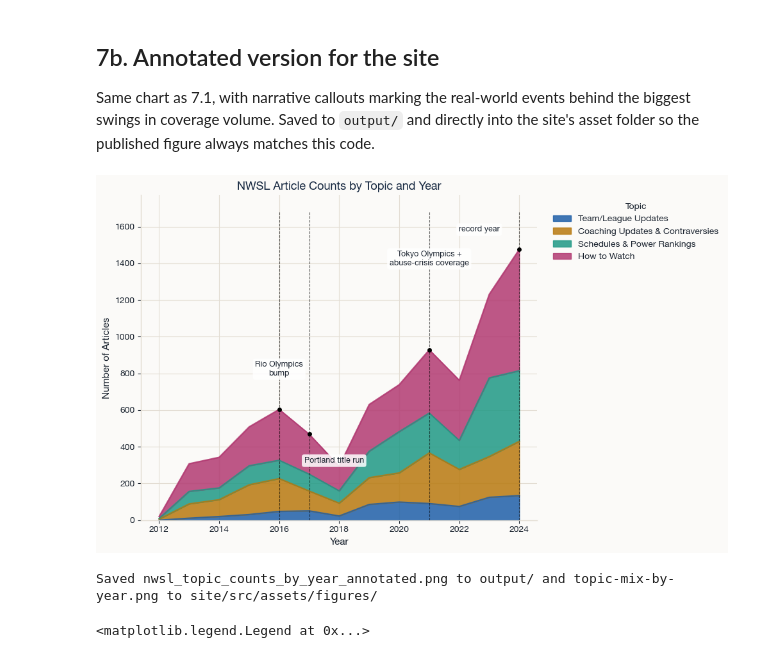
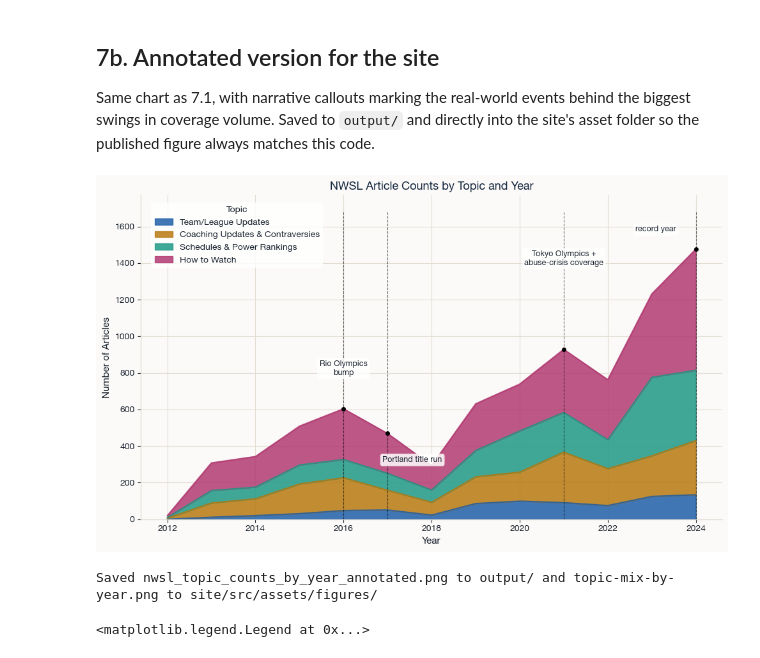
Before and after one commit to isabelpt/nwsl-growth-analysis, a Jupyter notebook: code/07_media_topic_modeling.ipynb, the cells around one changed output. Saved outputs shown, nothing was run; the diff lists cells and outputs as text; code cells hidden in the pictures.

```diff
--- a/code/07_media_topic_modeling.ipynb
+++ b/code/07_media_topic_modeling.ipynb
@@ -292,35 +292,41 @@ TOPIC_YEAR_ANNOTATIONS = [
 ]
 
 fig, ax = plt.subplots(figsize=(10, 6))
 yearly_counts.plot(
     kind="area", stacked=True, ax=ax, alpha=0.85,
     color=[TOPIC_COLORS[c] for c in yearly_counts.columns],
 )
 ax.set_title("NWSL Article Counts by Topic and Year")
 ax.set_xlabel("Year")
 ax.set_ylabel("Number of Articles")
-ax.legend(title="Topic", bbox_to_anchor=(1.02, 1), loc="upper left")
+# In-plot top-left legend (not off to the side) -- early years (2012-13) have
+# low article counts, so that corner stays visually empty even with the
+# annotation callouts, which all land later in the timeline.
+ax.legend(
+    title="Topic", loc="upper left", bbox_to_anchor=(0.01, 0.99),
+    frameon=True, facecolor="white", framealpha=0.85, edgecolor="none",
+)
 
 for year, label, (dx, dy) in TOPIC_YEAR_ANNOTATIONS:
     y = year_totals.loc[year]
     ax.axvline(year, color="black", linestyle="--", linewidth=0.8, alpha=0.6, ymax=0.95)
     ax.plot(year, y, "o", color="black", markersize=4, zorder=5)
     ax.annotate(
         label, xy=(year, y), xytext=(dx, dy), textcoords="offset points",
         ha="center", fontsize=9,
         bbox=dict(boxstyle="round,pad=0.3", fc="white", ec="none", alpha=0.85),
     )
 
 ax.set_ylim(top=year_totals.max() * 1.2)
 plt.tight_layout()
 os.makedirs(SITE_FIGURES_DIR, exist_ok=True)
 plt.savefig(os.path.join(OUTPUT_DIR, "nwsl_topic_counts_by_year_annotated.png"), dpi=150)
 plt.savefig(os.path.join(SITE_FIGURES_DIR, "topic-mix-by-year.png"), dpi=150)
 plt.show()
 plt.close(fig)
 print("Saved nwsl_topic_counts_by_year_annotated.png to output/ and topic-mix-by-year.png to site/src/assets/figures/")
 # %% [output]
-[figure, old version]
+[figure, new version]
 Saved nwsl_topic_counts_by_year_annotated.png to output/ and topic-mix-by-year.png to site/src/assets/figures/
 # %%
 # 7.2 Raw counts by month (stacked area)
```
Also changed, not shown: 10 other files.
